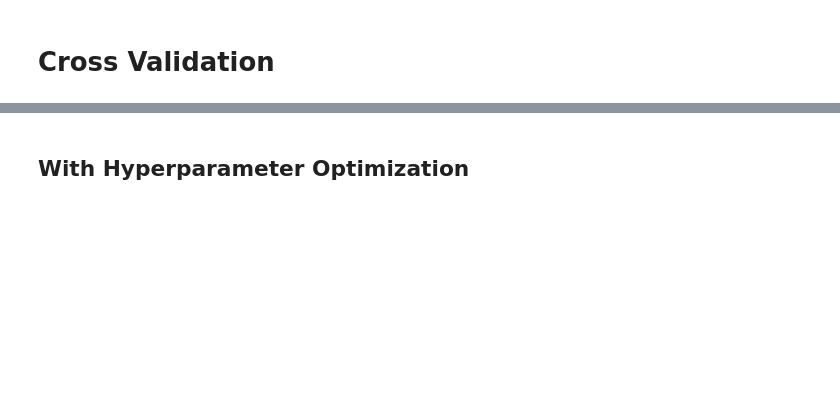
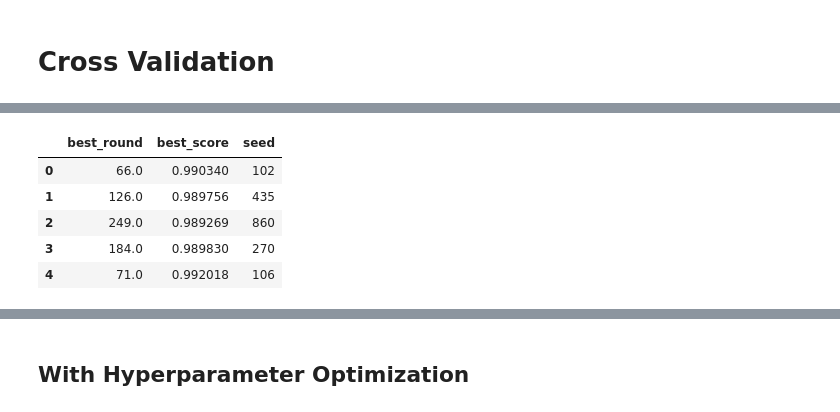
Before and after one commit to goerlitz/binary-classification, a Jupyter notebook: wisconsin-breast-cancer/wdbc_xgboost_randomness.ipynb, the cells around one changed output, grey strips where cells are left out. Saved outputs shown, nothing was run; the diff lists cells and outputs as text; code cells hidden in the pictures; blank space fills up the shorter version.

```diff
--- a/wisconsin-breast-cancer/wdbc_xgboost_randomness.ipynb
+++ b/wisconsin-breast-cancer/wdbc_xgboost_randomness.ipynb
@@ -214,3 +255,0 @@ MEAN: roc_auc=0.9904, accuracy=0.9605
-# %%
-results = eval_n_times_cv(X_train, y_train, 30, train_xgb_cv_native, params, verbose=10)
-print("MEAN: roc_auc={roc:.4f}, accuracy={acc:.4f}".format(**pd.DataFrame(results).mean().to_dict()))
@@ -224,3 +255,0 @@ MEAN: roc_auc=0.9907, accuracy=0.9637
-# %%
-results = eval_n_times_cv(X_train, y_train, 100, train_xgb_cv_custom, params, verbose=10)
-print("MEAN: roc_auc={roc:.4f}, accuracy={acc:.4f}".format(**pd.DataFrame(results).mean().to_dict()))
@@ -240,0 +291,10 @@ MEAN: roc_auc=0.9910, accuracy=0.9622
+# %%
+df_cv = pd.DataFrame(cv_results)
+df_cv.head()
+# %% [output]
+|  | best_round | best_score | seed |
+| 0 | 66.0 | 0.990340 | 102 |
+| 1 | 126.0 | 0.989756 | 435 |
+| 2 | 249.0 | 0.989269 | 860 |
+| 3 | 184.0 | 0.989830 | 270 |
+| 4 | 71.0 | 0.992018 | 106 |
```
Also changed, not shown: parts of 21 cells of this notebook.
